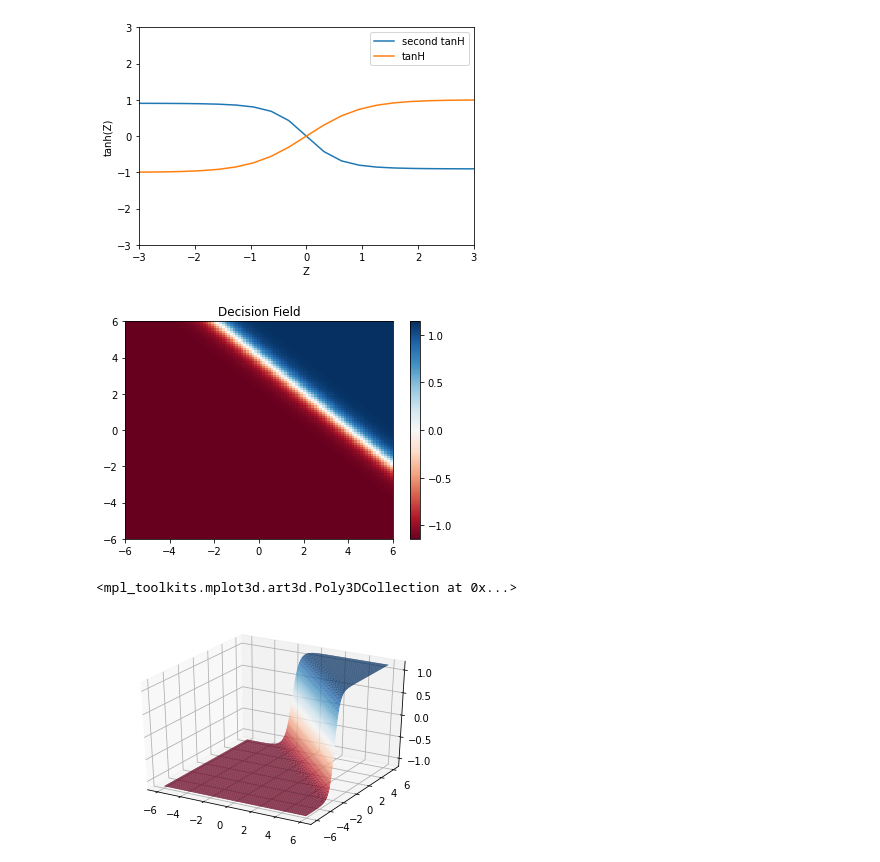
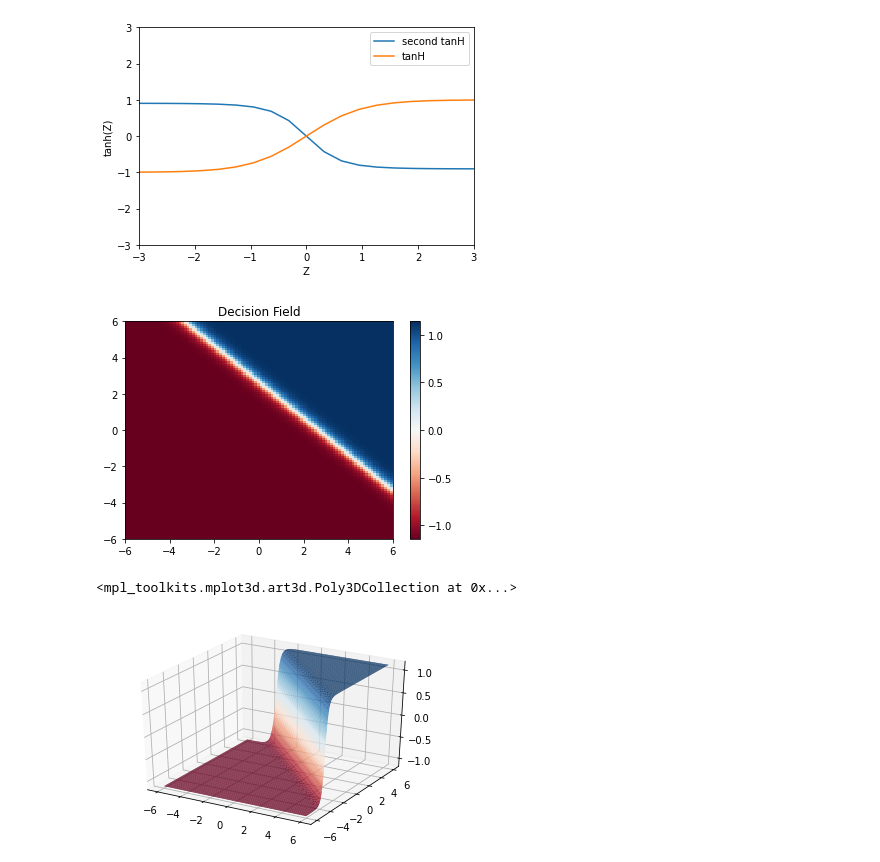
Before and after one commit to nairsatish/4540, a Jupyter notebook: Tinker.ipynb, the cells around one changed output. Cells and saved outputs as stored; diff of their text form; code cells hidden in the pictures.

```diff
--- a/Tinker.ipynb
+++ b/Tinker.ipynb
@@ -40,36 +43,36 @@ plt.show()
 [figure]
 [figure]
 # %%
-x1_weight = -1.3 #@param {type: 'number'}
-x2_weight = -1.3 #@param {type: 'number'}
+x1_weight = -2 #@param {type: 'number'}
+x2_weight = -2 #@param {type: 'number'}
 bias = 5.2 #@param {type: 'number'}
 
 def Z(x1, x2):
     return -1.5 *  np.tanh(np.tanh((x1_weight * x1) + (x2_weight * x2) + bias))
 
 z = np.array([[Z(i,j) for i in x1] for j in x2])
 
 z = z[:-1, :-1]
 z_min, z_max = -np.abs(z).max(), np.abs(z).max()
 
 #heatmap visualization
 fig, ax = plt.subplots()
 
 c = ax.pcolormesh(x1, x2, z, cmap='RdBu', vmin=z_min, vmax=z_max)
 ax.set_title('Decision Field')
 # set the limits of the plot to the limits of the data
 fig.colorbar(c, ax=ax)
 plt.show()
 
 #3d visualization
 fig = plt.figure()
 ax = plt.axes(projection='3d')
 
 X1_plot, X2_plot = np.meshgrid(x1, x2)
 Z_plot = Z(X1_plot, X2_plot)
 
 ax.plot_surface(X1_plot, X2_plot, Z_plot, rstride=1, cstride=1, cmap='RdBu')
 # %% [output]
-[figure, old version]
+[figure, new version]
 <mpl_toolkits.mplot3d.art3d.Poly3DCollection at 0x...>
-[figure, old version]
+[figure, new version]
```
Also changed, not shown: parts of 1 cell of this notebook.
